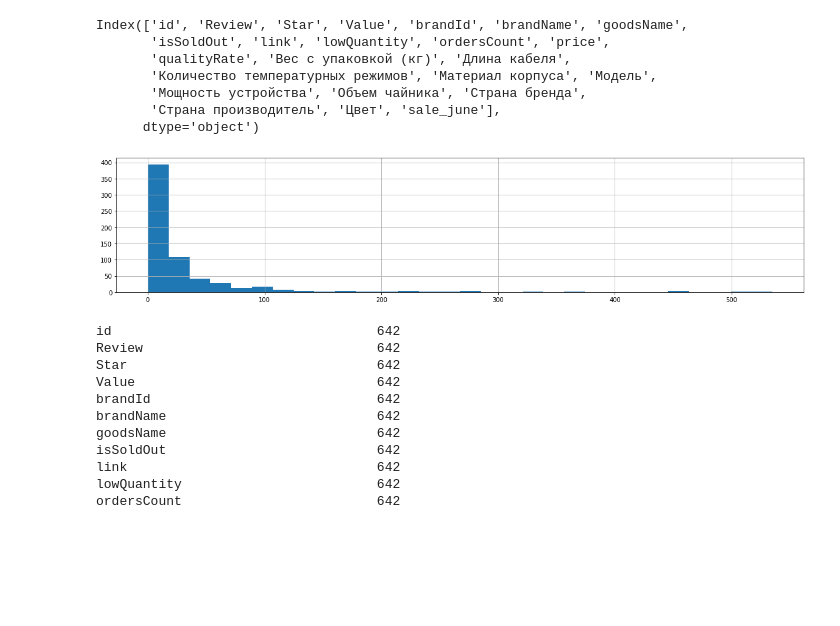
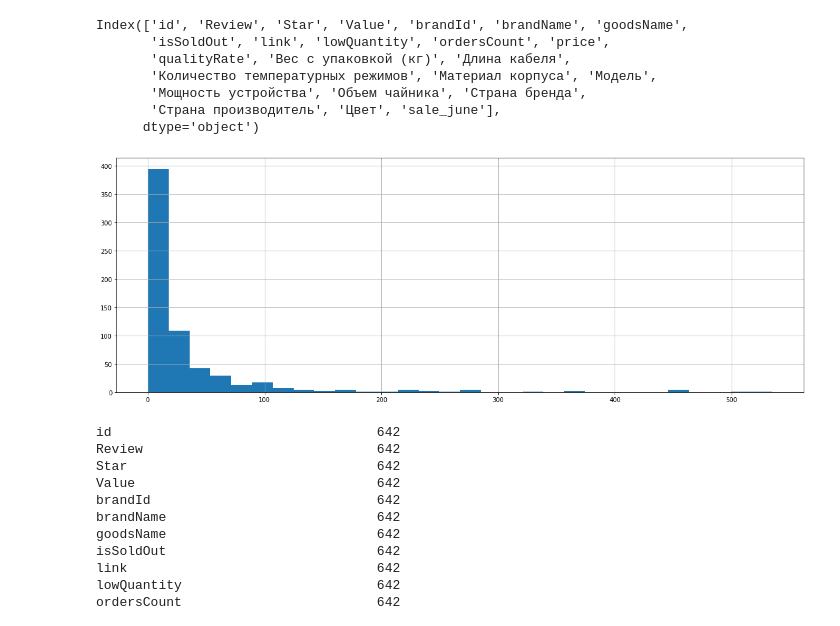
Before and after one commit to yamusagitov/Machine-Learning, a Jupyter notebook: Random Forest/random_forest_review.ipynb, the cells around one changed output. Cells and saved outputs as stored; diff of their text form; code cells hidden in the pictures; blank space fills up the shorter version.

```diff
--- a/Random Forest/random_forest_review.ipynb
+++ b/Random Forest/random_forest_review.ipynb
@@ -31,9 +52,9 @@ Index(['id', 'Review', 'Star', 'Value', 'brandId', 'brandName', 'goodsName',
        'Страна производитель', 'Цвет', 'sale_june'],
       dtype='object')
 # %%
-df['Review'].hist(bins=30, figsize=(20,4)); # распределение количества отзывов
+df['Review'].hist(bins=30, figsize=(20,7)); # распределение количества отзывов
 # %% [output]
-[figure, old version]
+[figure, new version]
 # %%
 df.count()
 # %% [output]
```
Also changed, not shown: parts of 19 cells of this notebook.
